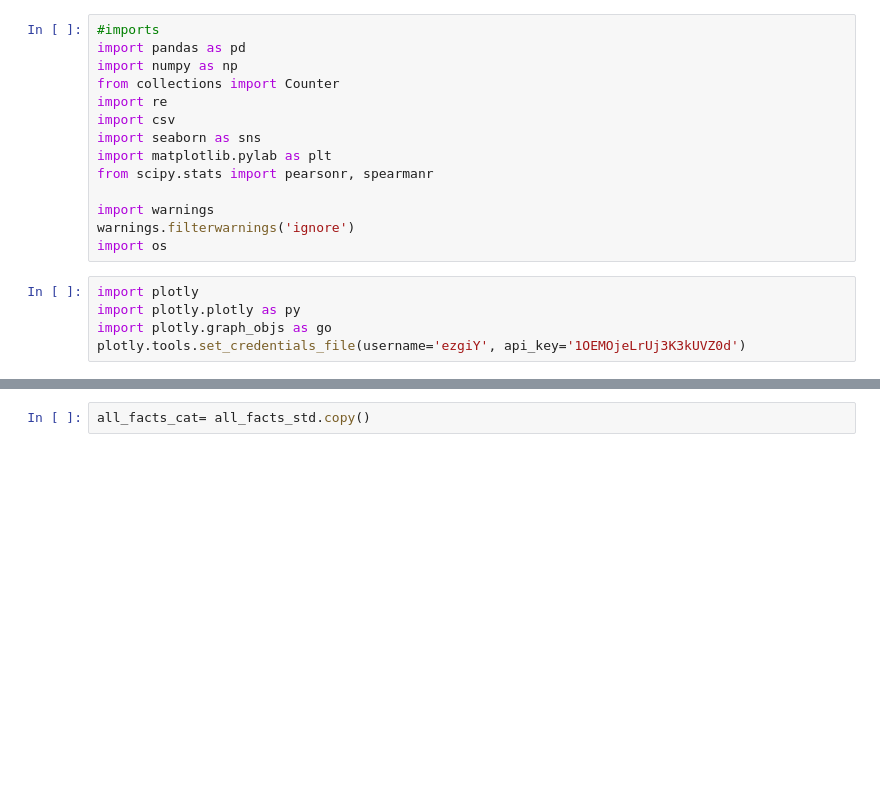
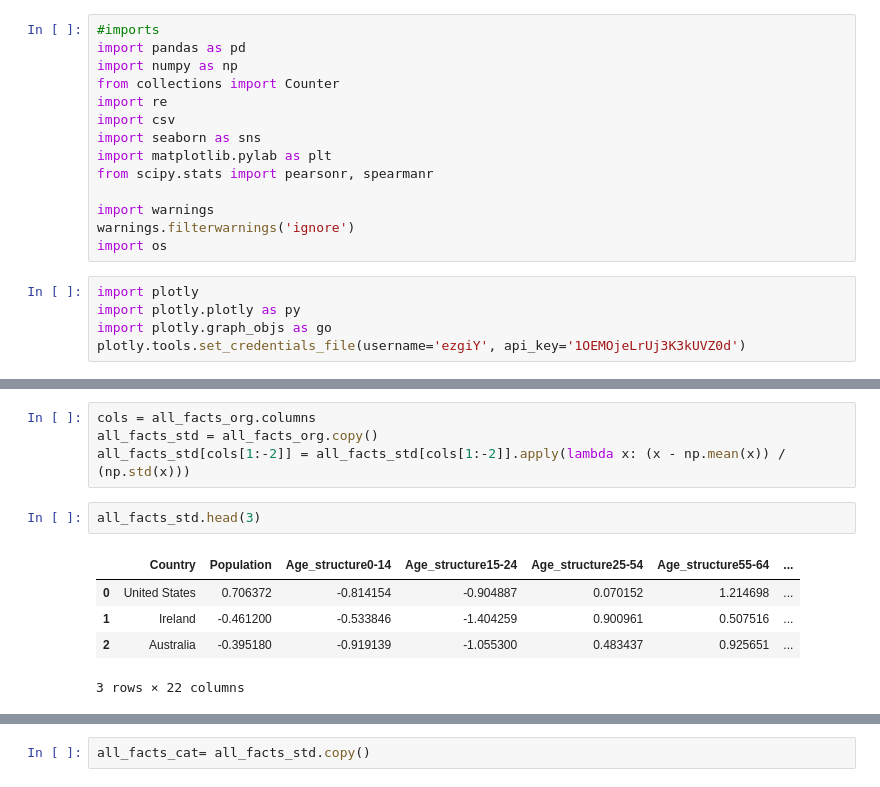
Before and after one commit to camligorkem/ADA_2018_Project, a Jupyter notebook: Notebooks/Data_Analysis.ipynb, the cells around one changed output, grey strips where cells are left out. Drawn from its saved outputs; the diff is of its cells as text; blank space fills up the shorter version.

```diff
--- a/Notebooks/Data_Analysis.ipynb
+++ b/Notebooks/Data_Analysis.ipynb
@@ -90,0 +540,12 @@ Name: Inflation_rate, dtype: float64
+# %%
+cols = all_facts_org.columns
+all_facts_std = all_facts_org.copy()
+all_facts_std[cols[1:-2]] = all_facts_std[cols[1:-2]].apply(lambda x: (x - np.mean(x)) / (np.std(x)))
+# %%
+all_facts_std.head(3)
+# %% [output]
+|  | Country | Population | Age_structure0-14 | Age_structure15-24 | Age_structure25-54 | Age_structure55-64 | ... |
+| 0 | United States | 0.706372 | -0.814154 | -0.904887 | 0.070152 | 1.214698 | ... |
+| 1 | Ireland | -0.461200 | -0.533846 | -1.404259 | 0.900961 | 0.507516 | ... |
+| 2 | Australia | -0.395180 | -0.919139 | -1.055300 | 0.483437 | 0.925651 | ... |
+3 rows × 22 columns
```
Also changed, not shown: parts of 102 cells of this notebook.
